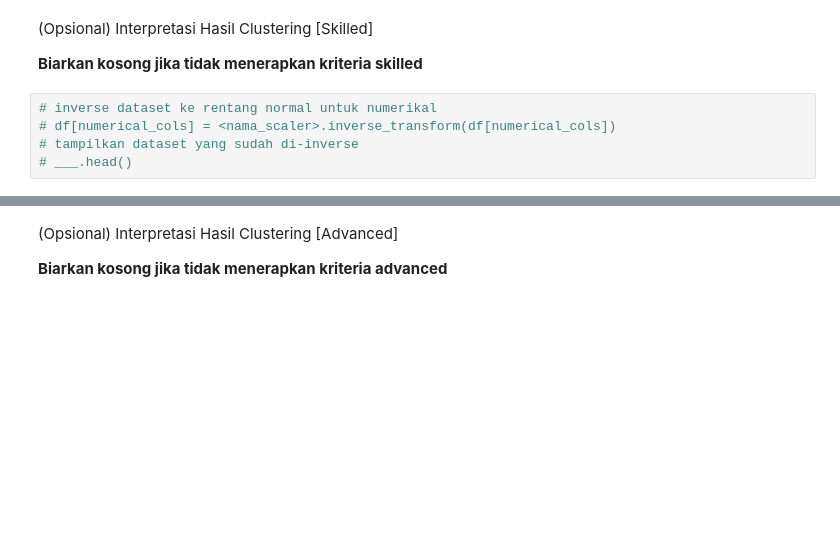
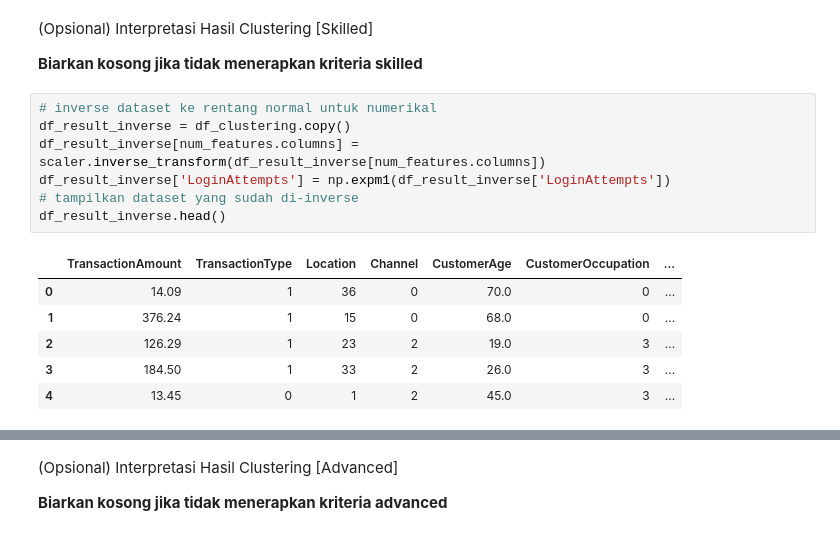
Before and after one commit to redomeire/banking-ml, a Jupyter notebook: [Clustering]_Submission_Akhir_BMLP_Redomeire.ipynb, the cells around one changed output, grey strips where cells are left out. Drawn from its saved outputs; the diff is of its cells as text; blank space fills up the shorter version.

```diff
--- a/[Clustering]_Submission_Akhir_BMLP_Redomeire.ipynb
+++ b/[Clustering]_Submission_Akhir_BMLP_Redomeire.ipynb
@@ -564,9 +551,18 @@ df_clustering.to_csv('data_clustering.csv', index=False)
 **Biarkan kosong jika tidak menerapkan kriteria skilled**
 # %%
 # inverse dataset ke rentang normal untuk numerikal
-# df[numerical_cols] = <nama_scaler>.inverse_transform(df[numerical_cols])
+df_result_inverse = df_clustering.copy()
+df_result_inverse[num_features.columns] = scaler.inverse_transform(df_result_inverse[num_features.columns])
+df_result_inverse['LoginAttempts'] = np.expm1(df_result_inverse['LoginAttempts'])
 # tampilkan dataset yang sudah di-inverse
-# ___.head()
+df_result_inverse.head()
+# %% [output]
+|  | TransactionAmount | TransactionType | Location | Channel | CustomerAge | CustomerOccupation | ... |
+| 0 | 14.09 | 1 | 36 | 0 | 70.0 | 0 | ... |
+| 1 | 376.24 | 1 | 15 | 0 | 68.0 | 0 | ... |
+| 2 | 126.29 | 1 | 23 | 2 | 19.0 | 3 | ... |
+| 3 | 184.50 | 1 | 33 | 2 | 26.0 | 3 | ... |
+| 4 | 13.45 | 0 | 1 | 2 | 45.0 | 3 | ... |
 # %%
 # inverse dataset yang sudah diencode ke kategori aslinya.
 # Lengkapi kode berikut jika ingin menerapkan kriteria ini (silakan hapus simbol pagar pada kode yang akan digunakan.)
```
Also changed, not shown: parts of 7 cells of this notebook, 4 other files.
